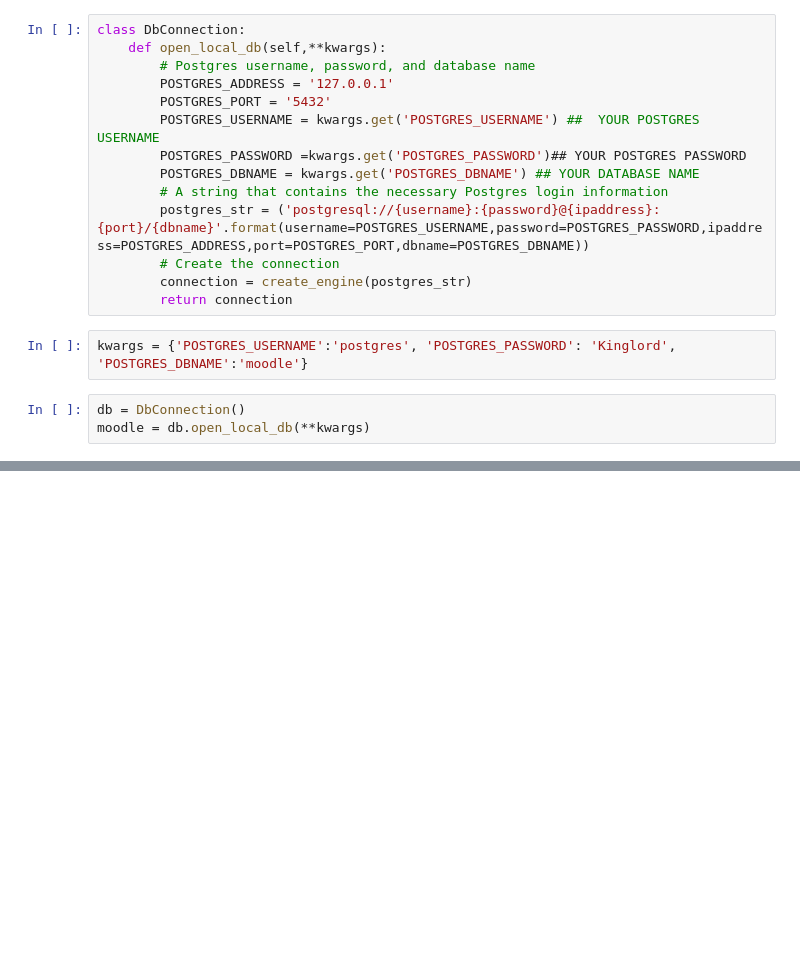
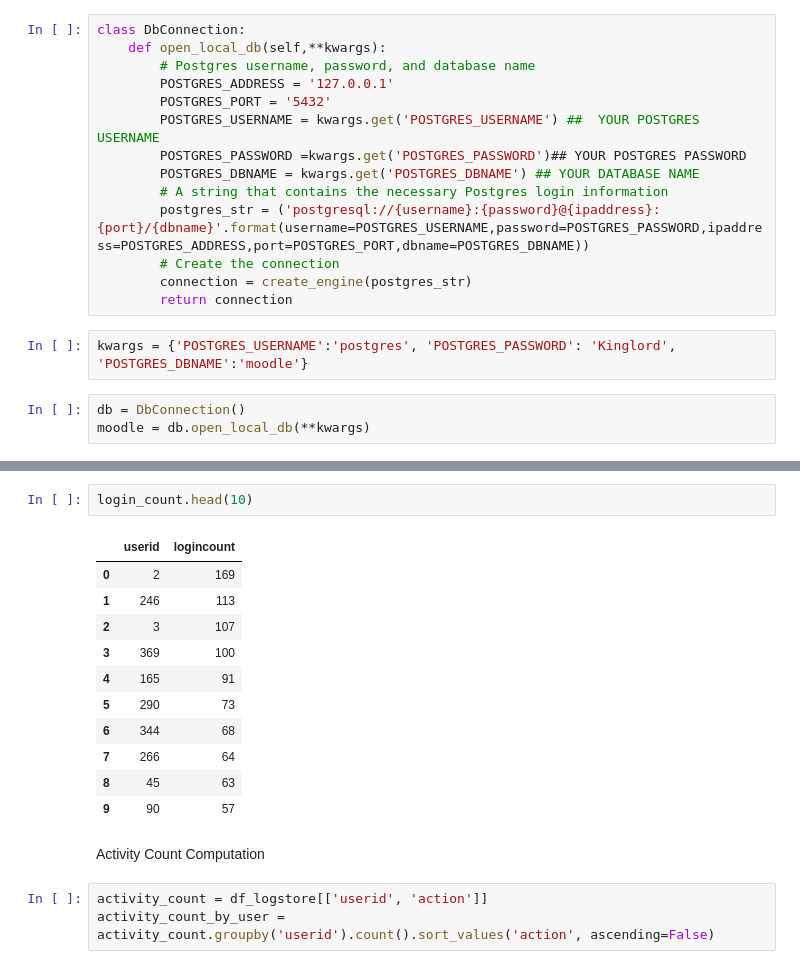
Before and after one commit to jenny199/Log_analysis, a Jupyter notebook: Log_analysis.ipynb, the cells around one changed output, grey strips where cells are left out. Cells and saved outputs as stored; diff of their text form; blank space fills up the shorter version.

```diff
--- a/Log_analysis.ipynb
+++ b/Log_analysis.ipynb
@@ -359,0 +426,19 @@ ORDER BY count DESC ;''', moodle)
+# %%
+login_count.head(10)
+# %% [output]
+|  | userid | logincount |
+| 0 | 2 | 169 |
+| 1 | 246 | 113 |
+| 2 | 3 | 107 |
+| 3 | 369 | 100 |
+| 4 | 165 | 91 |
+| 5 | 290 | 73 |
+| 6 | 344 | 68 |
+| 7 | 266 | 64 |
+| 8 | 45 | 63 |
+| 9 | 90 | 57 |
+# %% [markdown]
+Activity Count Computation
+# %%
+activity_count = df_logstore[['userid', 'action']]
+activity_count_by_user = activity_count.groupby('userid').count().sort_values('action', ascending=False)
```
Also changed, not shown: parts of 41 cells of this notebook.
